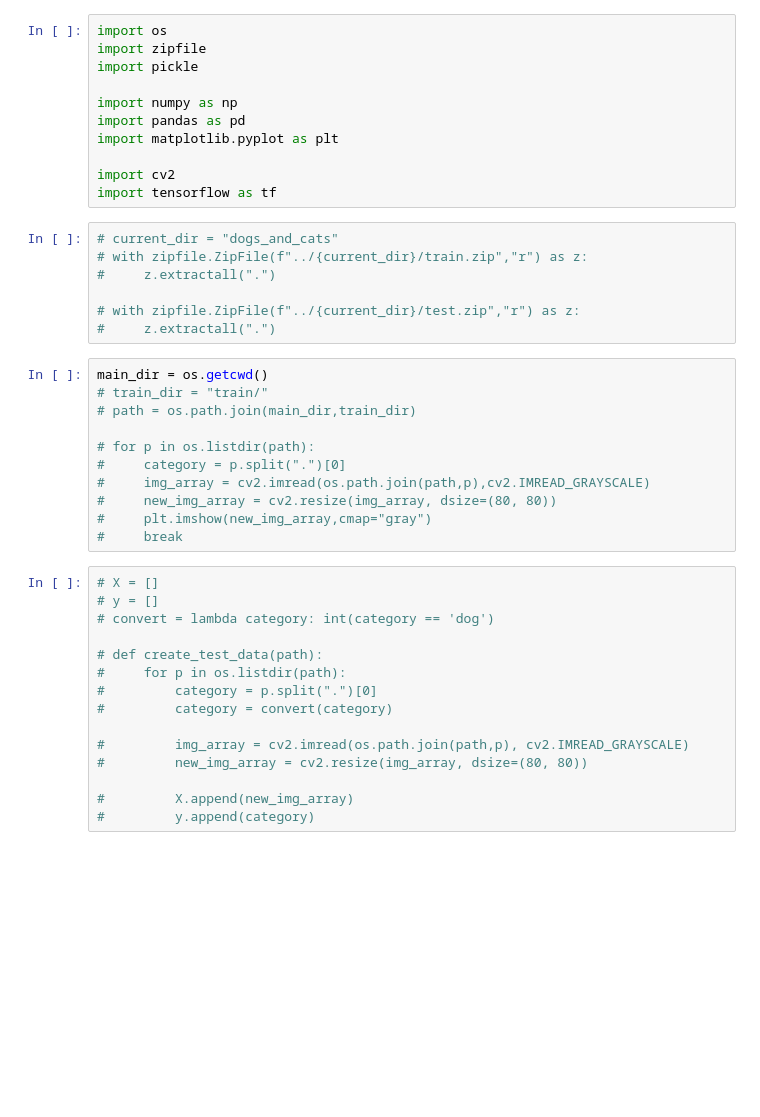
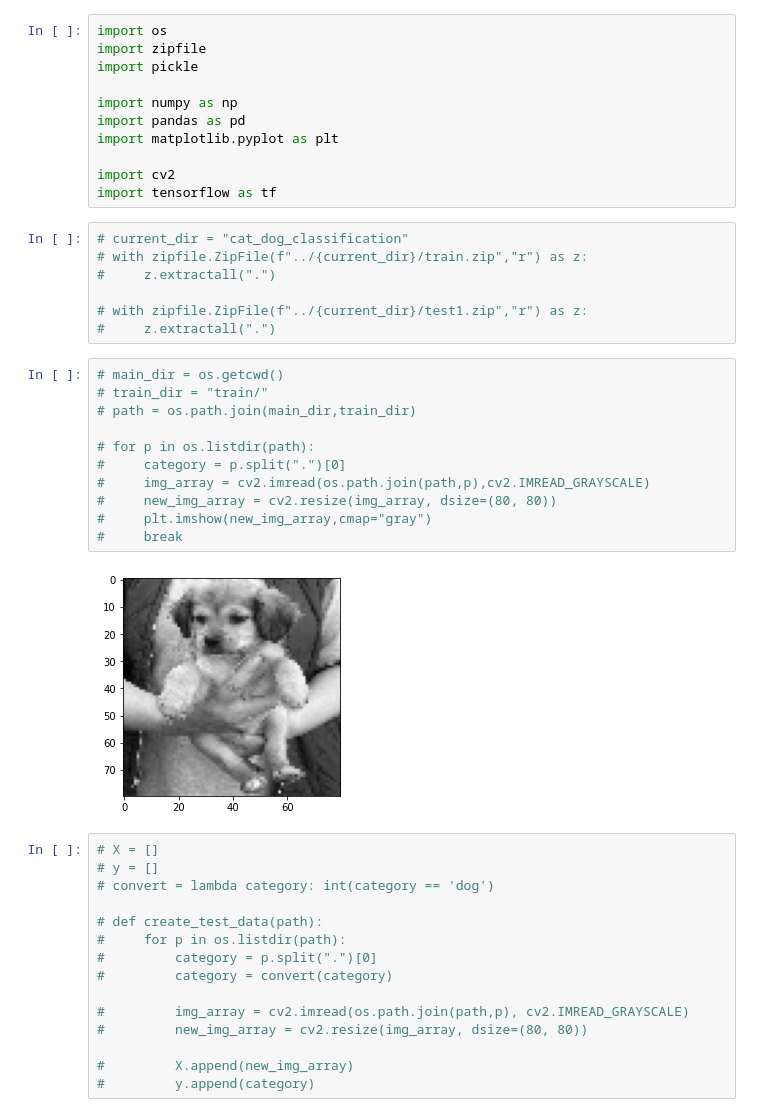
Before and after one commit to yash0307jain/cat-dog-classification, a Jupyter notebook: cat_dog_classification.ipynb, the cells around one changed output. Drawn from its saved outputs; the diff is of its cells as text; blank space fills up the shorter version.

```diff
--- a/cat_dog_classification.ipynb
+++ b/cat_dog_classification.ipynb
@@ -10,23 +10,25 @@ import matplotlib.pyplot as plt
 import cv2
 import tensorflow as tf
 # %%
-# current_dir = "dogs_and_cats"
+# current_dir = "cat_dog_classification"
 # with zipfile.ZipFile(f"../{current_dir}/train.zip","r") as z:
 #     z.extractall(".")
 
-# with zipfile.ZipFile(f"../{current_dir}/test.zip","r") as z:
+# with zipfile.ZipFile(f"../{current_dir}/test1.zip","r") as z:
 #     z.extractall(".")
 # %%
-main_dir = os.getcwd()
+# main_dir = os.getcwd()
 # train_dir = "train/"
 # path = os.path.join(main_dir,train_dir)
 
 # for p in os.listdir(path):
 #     category = p.split(".")[0]
 #     img_array = cv2.imread(os.path.join(path,p),cv2.IMREAD_GRAYSCALE)
 #     new_img_array = cv2.resize(img_array, dsize=(80, 80))
 #     plt.imshow(new_img_array,cmap="gray")
 #     break
+# %% [output]
+[figure, added]
 # %%
 # X = []
 # y = []
```
Also changed, not shown: parts of 7 cells of this notebook, 1 other file.
